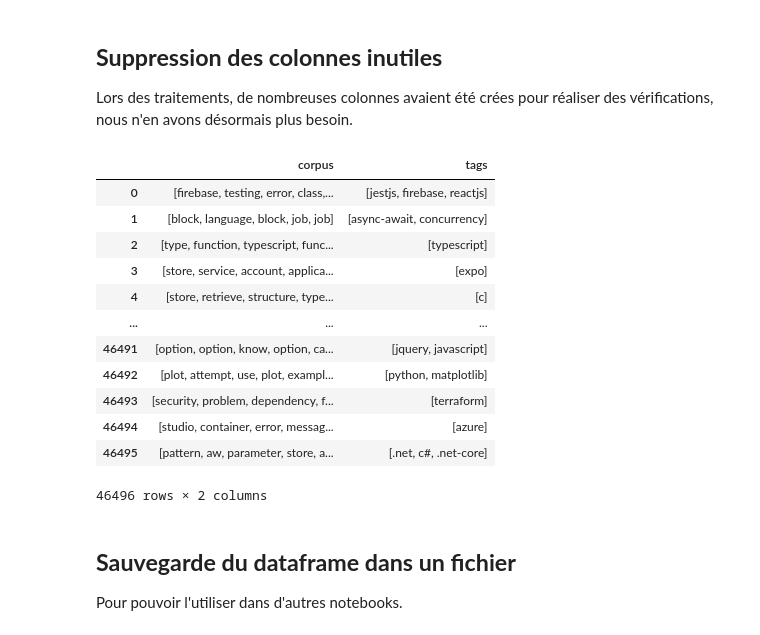
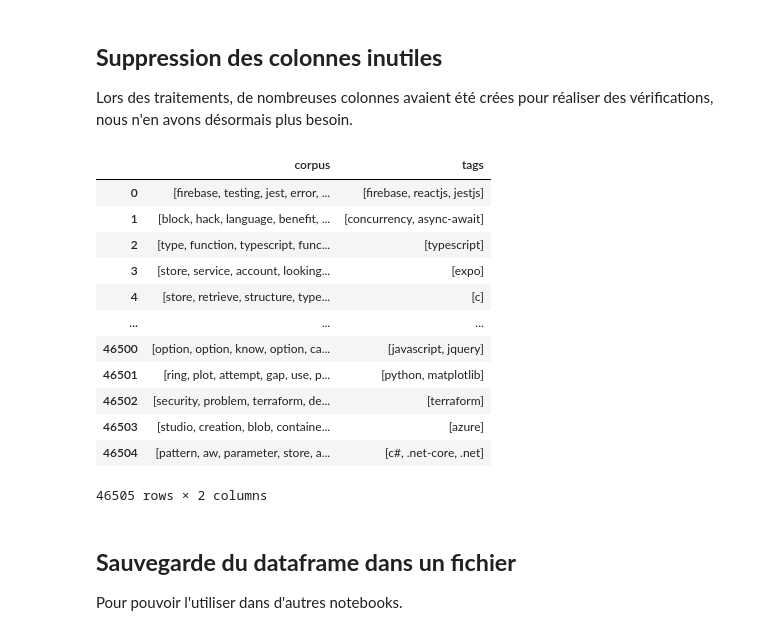
Before and after one commit to BiGHeaDMaX/Suggestion-automatique-de-mots-cles, a Jupyter notebook: 01 - Pré-traitements et Exploration.ipynb, the cells around one changed output. Drawn from its saved outputs; the diff is of its cells as text; code cells hidden in the pictures.

```diff
--- a/01 - Pré-traitements et Exploration.ipynb
+++ b/01 - Pré-traitements et Exploration.ipynb
@@ -1195,10 +1161,0 @@ Filtrons notre avec les 500 tokens les plus courants :
-# %%
-# Extraction des 500 tokens les plus fréquents dans 'processed_corpus'
-# et conversion en set pour accélérer les traitements ultérieurs
-top_500_tokens = set(processed_corpus.value_counts().head(500).index)
-
-# Définition de la fonction qui va réaliser les filtrages
-def filtrer_liste(liste):
-    return [mot for mot in liste if mot in top_500_tokens]
-
-data['processed_corpus_top_500'] = data['processed_corpus'].apply(filtrer_liste)
@@ -1214,3 +1161,0 @@ Il y a 12 lignes sans aucun token suite au traitement précédent.
-# %%
-# Suppression des lignes sans token et reset de l'index
-data = data.loc[data['processed_corpus_top_500'].apply(len) > 0].reset_index(drop=True)
@@ -1467,22 +1394,22 @@ display(data)
 Lors des traitements, de nombreuses colonnes avaient été crées pour réaliser des vérifications, nous n'en avons désormais plus besoin.
 # %%
 # J'en profite pour renommer les colonnes que l'on conserve
-data = data[['processed_corpus_top_500', 'tags_top_200']].rename(columns={"processed_corpus_top_500": "corpus", "tags_top_200": "tags"})
+data = data[['processed_corpus', 'tags_top_200']].rename(columns={"processed_corpus": "corpus", "tags_top_200": "tags"})
 display(data)
 # %% [output]
 |  | corpus | tags |
-| 0 | [firebase, testing, error, class,... | [jestjs, firebase, reactjs] |
-| 1 | [block, language, block, job, job] | [async-await, concurrency] |
+| 0 | [firebase, testing, jest, error, ... | [firebase, reactjs, jestjs] |
+| 1 | [block, hack, language, benefit, ... | [concurrency, async-await] |
 | 2 | [type, function, typescript, func... | [typescript] |
-| 3 | [store, service, account, applica... | [expo] |
+| 3 | [store, service, account, looking... | [expo] |
 | 4 | [store, retrieve, structure, type... | [c] |
 | ... | ... | ... |
-| 46491 | [option, option, know, option, ca... | [jquery, javascript] |
-| 46492 | [plot, attempt, use, plot, exampl... | [python, matplotlib] |
-| 46493 | [security, problem, dependency, f... | [terraform] |
-| 46494 | [studio, container, error, messag... | [azure] |
-| 46495 | [pattern, aw, parameter, store, a... | [.net, c#, .net-core] |
+| 46500 | [option, option, know, option, ca... | [javascript, jquery] |
+| 46501 | [ring, plot, attempt, gap, use, p... | [python, matplotlib] |
+| 46502 | [security, problem, terraform, de... | [terraform] |
+| 46503 | [studio, creation, blob, containe... | [azure] |
+| 46504 | [pattern, aw, parameter, store, a... | [c#, .net-core, .net] |
-46496 rows × 2 columns
+46505 rows × 2 columns
 # %% [markdown]
 ## **Sauvegarde du dataframe dans un fichier**
 
```
Also changed, not shown: parts of 37 cells of this notebook.
